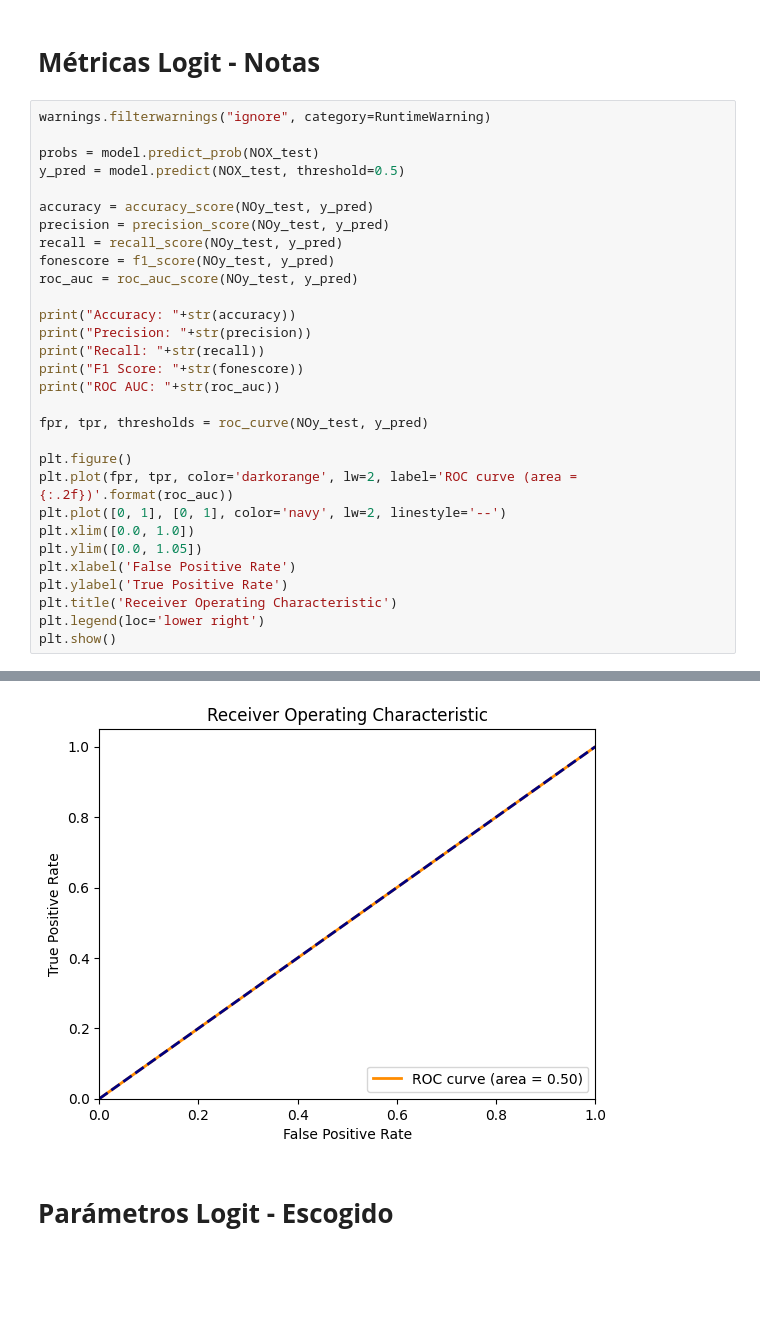
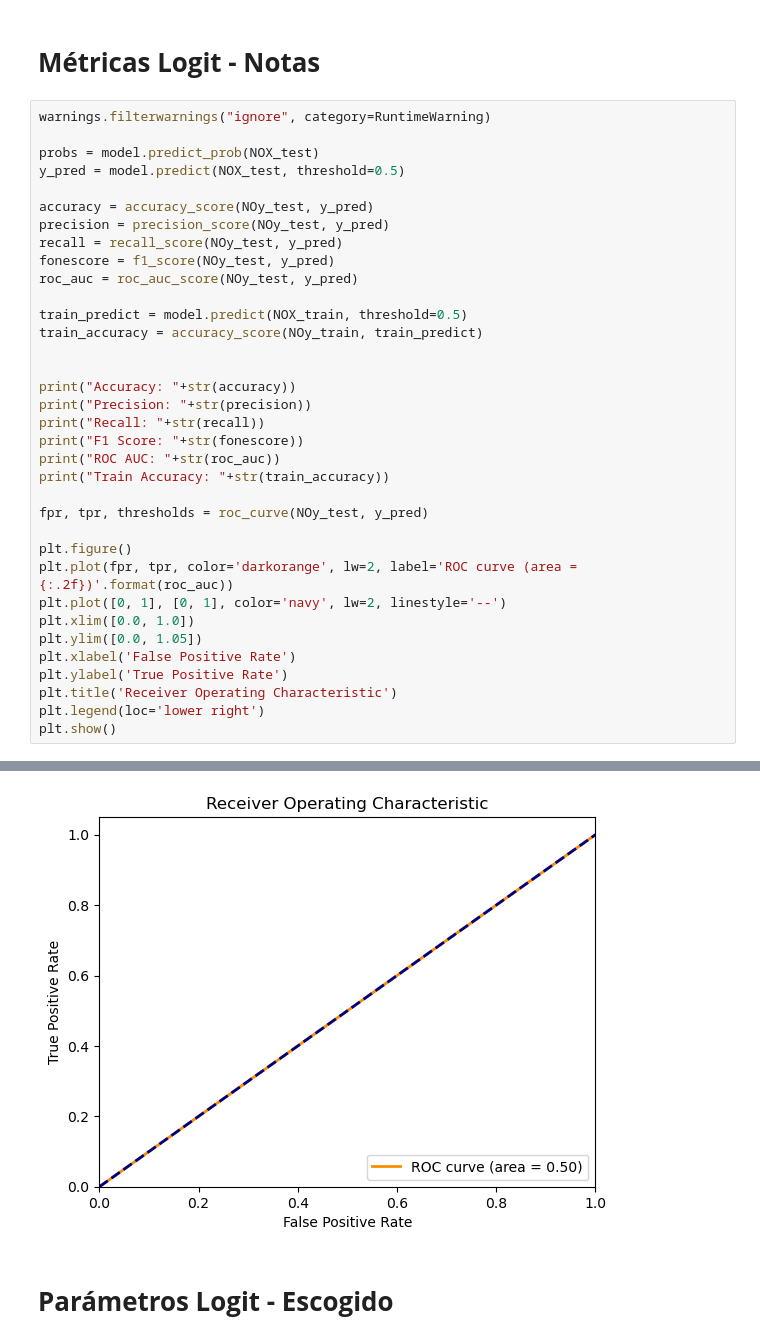
Before and after one commit to cuadriante/P1_Patrones, a Jupyter notebook: main_project.ipynb, the cells around one changed output, grey strips where cells are left out. Drawn from its saved outputs; the diff is of its cells as text; blank space fills up the shorter version.

```diff
--- a/main_project.ipynb
+++ b/main_project.ipynb
@@ -797,11 +812,16 @@ recall = recall_score(NOy_test, y_pred)
 fonescore = f1_score(NOy_test, y_pred)
 roc_auc = roc_auc_score(NOy_test, y_pred)
 
+train_predict = model.predict(NOX_train, threshold=0.5)
+train_accuracy = accuracy_score(NOy_train, train_predict)
+
+
 print("Accuracy: "+str(accuracy))
 print("Precision: "+str(precision))
 print("Recall: "+str(recall))
 print("F1 Score: "+str(fonescore))
 print("ROC AUC: "+str(roc_auc))
+print("Train Accuracy: "+str(train_accuracy))
 
 fpr, tpr, thresholds = roc_curve(NOy_test, y_pred)
 
@@ -824,4 +845,4 @@ ROC AUC: 0.5
-[figure, old version]
+[figure, new version]
 # %% [markdown]
 # **Parámetros Logit - Escogido**
 # %%
```
Also changed, not shown: parts of 11 cells of this notebook.
